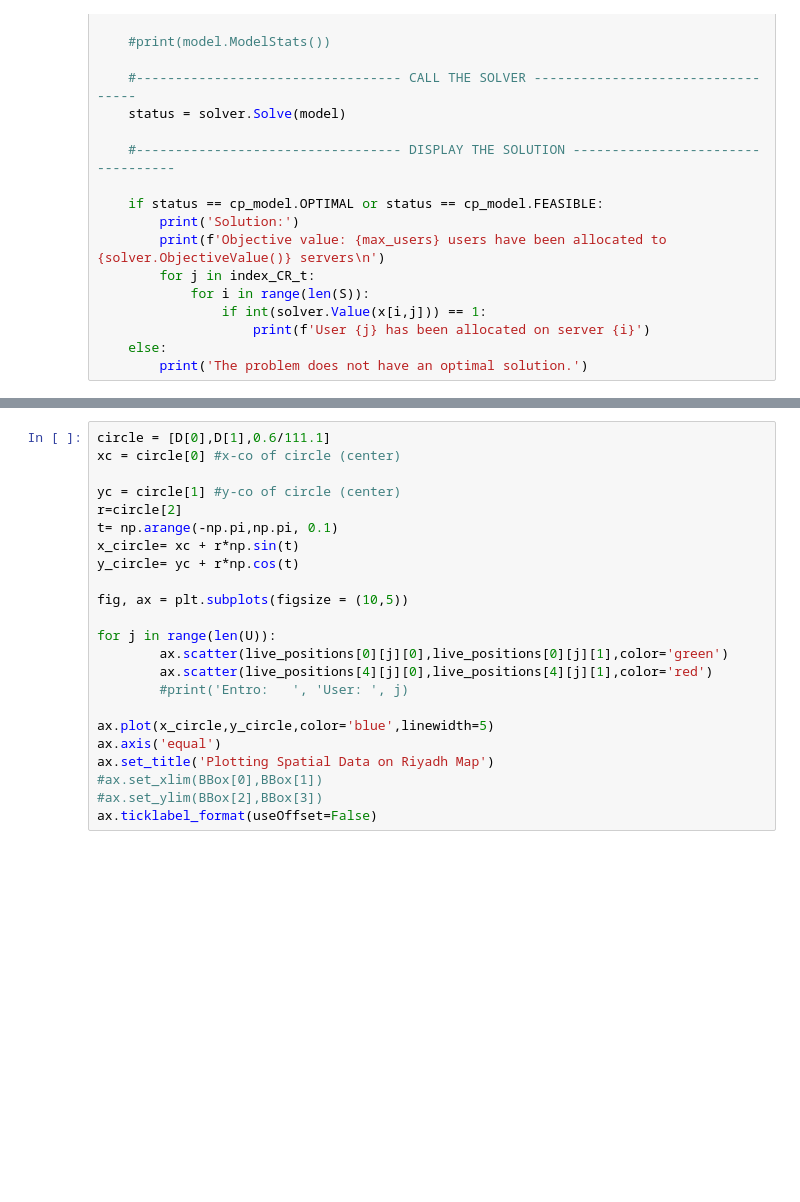
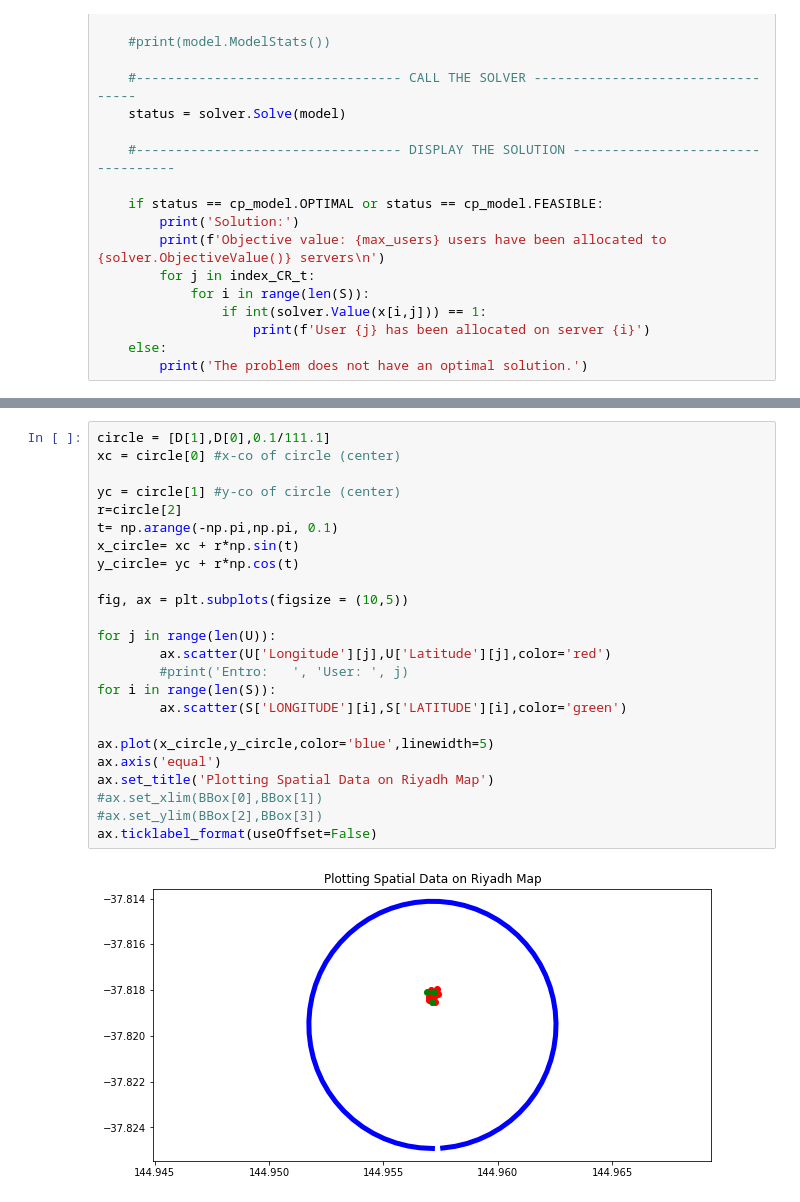
Before and after one commit to giecm1904/Thesis, a Jupyter notebook: Objective Functions/Criticality_cp_solver.ipynb, the cells around one changed output, grey strips where cells are left out. Saved outputs shown, nothing was run; the diff lists cells and outputs as text; blank space fills up the shorter version.

Commit message:
graphs + velocity missing

```diff
--- a/Objective Functions/Criticality_cp_solver.ipynb
+++ b/Objective Functions/Criticality_cp_solver.ipynb
@@ -388,26 +407,29 @@ for tt in range(T):
 # %%
-circle = [D[0],D[1],0.6/111.1]
+circle = [D[1],D[0],0.1/111.1]
 xc = circle[0] #x-co of circle (center)
 
 yc = circle[1] #y-co of circle (center)
 r=circle[2]
 t= np.arange(-np.pi,np.pi, 0.1)
 x_circle= xc + r*np.sin(t)
 y_circle= yc + r*np.cos(t)
 
 fig, ax = plt.subplots(figsize = (10,5))
 
 for j in range(len(U)):
-        ax.scatter(live_positions[0][j][0],live_positions[0][j][1],color='green')
-        ax.scatter(live_positions[4][j][0],live_positions[4][j][1],color='red')
+        ax.scatter(U['Longitude'][j],U['Latitude'][j],color='red')
         #print('Entro:   ', 'User: ', j)
+for i in range(len(S)):
+        ax.scatter(S['LONGITUDE'][i],S['LATITUDE'][i],color='green')
 
 ax.plot(x_circle,y_circle,color='blue',linewidth=5)
 ax.axis('equal')
 ax.set_title('Plotting Spatial Data on Riyadh Map')
 #ax.set_xlim(BBox[0],BBox[1])
 #ax.set_ylim(BBox[2],BBox[3])
 ax.ticklabel_format(useOffset=False)
+# %% [output]
+[figure, added]
 # %%
 circle = [D[1],D[0],0.6/111.1]
 xc = circle[0] #x-co of circle (center)
```
Also changed, not shown: parts of 2 cells of this notebook.
